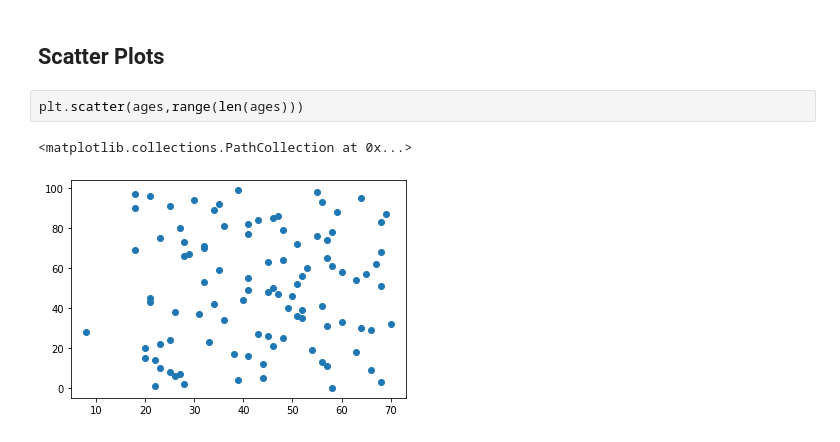
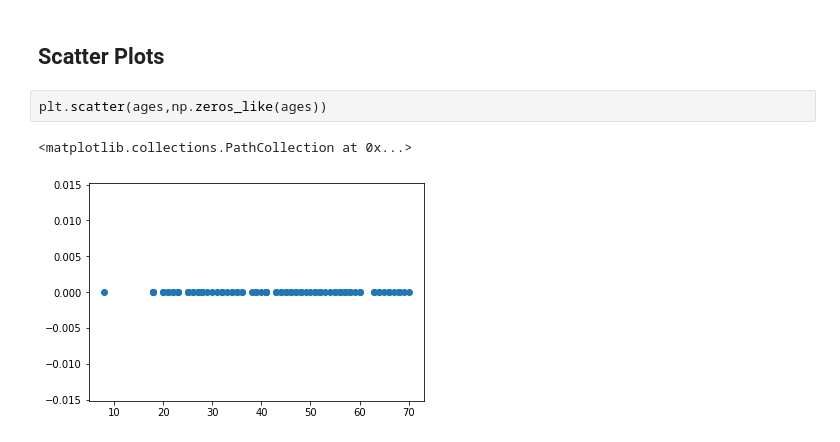
Before and after one commit to prd-dahal/Statistics, a Jupyter notebook: PL02 and PL03 Brandon Foltz/Descriptive Statistics I.ipynb, the cells around one changed output. Drawn from its saved outputs; the diff is of its cells as text.

```diff
--- a/PL02 and PL03 Brandon Foltz/Descriptive Statistics I.ipynb
+++ b/PL02 and PL03 Brandon Foltz/Descriptive Statistics I.ipynb
@@ -272,7 +272,7 @@ plt.boxplot(ages,showfliers=True)
 # %% [markdown]
 ## Scatter Plots
 # %%
-plt.scatter(ages,range(len(ages)))
+plt.scatter(ages,np.zeros_like(ages))
 # %% [output]
 <matplotlib.collections.PathCollection at 0x...>
-[figure, old version]
+[figure, new version]
```
Also changed, not shown: 1 other file.
